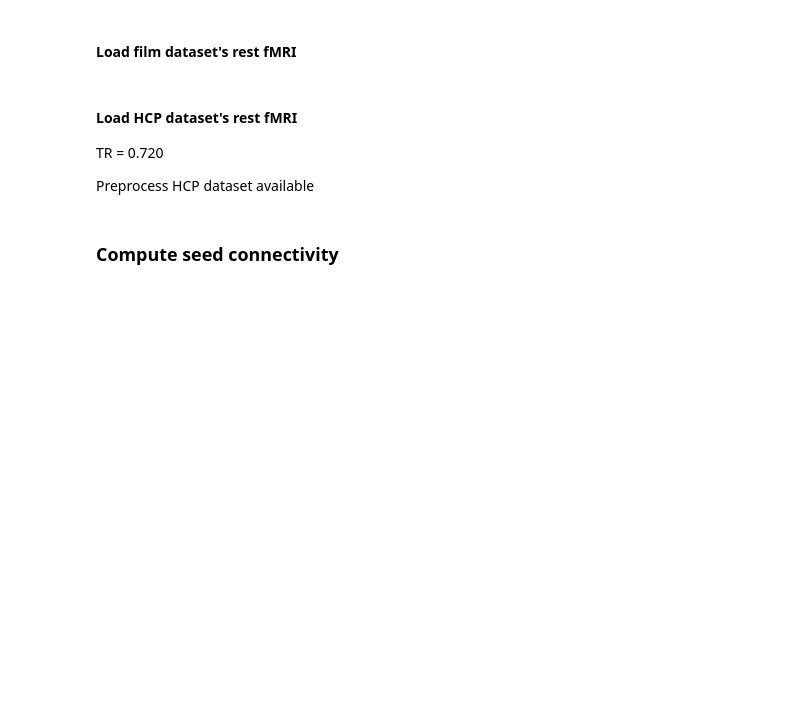
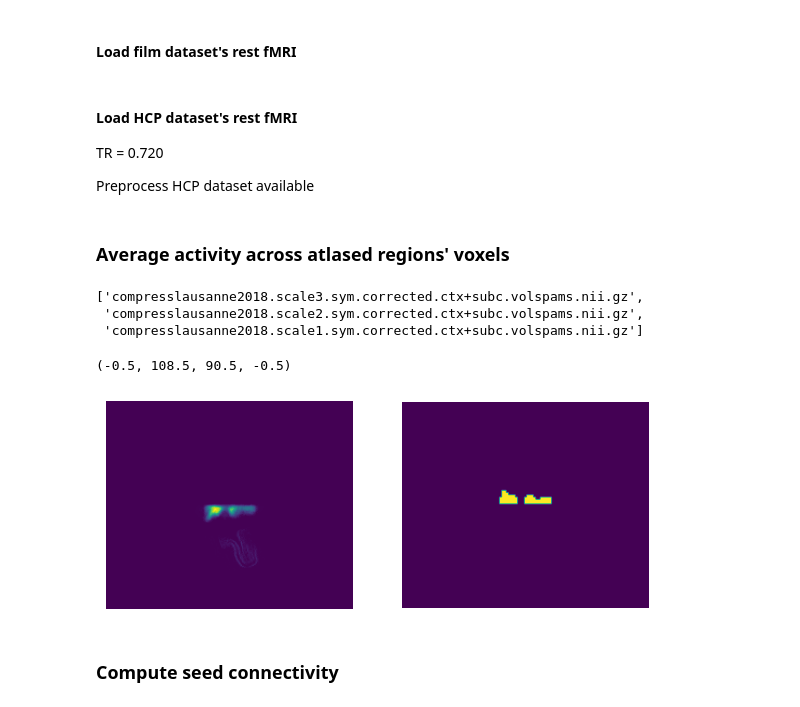
Before and after one commit to miki998/structural_wminpainting, a Jupyter notebook: prep_atlas.ipynb, the cells around one changed output. Drawn from its saved outputs; the diff is of its cells as text; code cells hidden in the pictures; blank space fills up the shorter version.

```diff
--- a/prep_atlas.ipynb
+++ b/prep_atlas.ipynb
@@ -171,3 +171,17 @@ for subj in tqdm(subjects):
 zscored_space = zscored_space / len(subjects)
 
 # zscored_space = np.array(nib.load(out_path + subjects[0]+'.nii').get_fdata())
+# %% [markdown]
+### Average activity across atlased regions' voxels
+# %%
+# Visualize the corresponding probabilstic voxels for this region
+root = '../atlas_data/fiber_atlas/yasser_datacomp/volspams_compress/'
+
+atlas_of_interest = 'compresslausanne2018.scale1.sym.corrected.ctx+subc.volspams.nii.gz'
+
+prob_regions, prob_affine = (nib.load(root + atlas_of_interest).get_fdata(), nib.load(root + atlas_of_interest).affine)
+os.listdir('../atlas_data/fiber_atlas/yasser_datacomp/volspams_compress')
+# %% [output]
+['compresslausanne2018.scale3.sym.corrected.ctx+subc.volspams.nii.gz',
+ 'compresslausanne2018.scale2.sym.corrected.ctx+subc.volspams.nii.gz',
+ 'compresslausanne2018.scale1.sym.corrected.ctx+subc.volspams.nii.gz']
@@ -173,0 +197,11 @@ zscored_space = zscored_space / len(subjects)
+# %%
+# visualize original probabilsitic atlas and masked-resampled atlas
+fig, ax = plt.subplots(1,2, figsize=(7,4))
+ax[0].imshow(prob_regions[:,:,:,index_of_interest[0]+1][:,:,125])
+# ax[1].imshow(mask_regions[:,:,:,index_of_interest[0]+1][:,:,130])
+ax[1].imshow(rmask_regions[:,:,:,index_of_interest[0]+1][:,:,60])
+ax[0].axis('off')
+ax[1].axis('off')
+# %% [output]
+(-0.5, 108.5, 90.5, -0.5)
+[figure, added]
```
Also changed, not shown: parts of 11 cells of this notebook, 2 other files.
